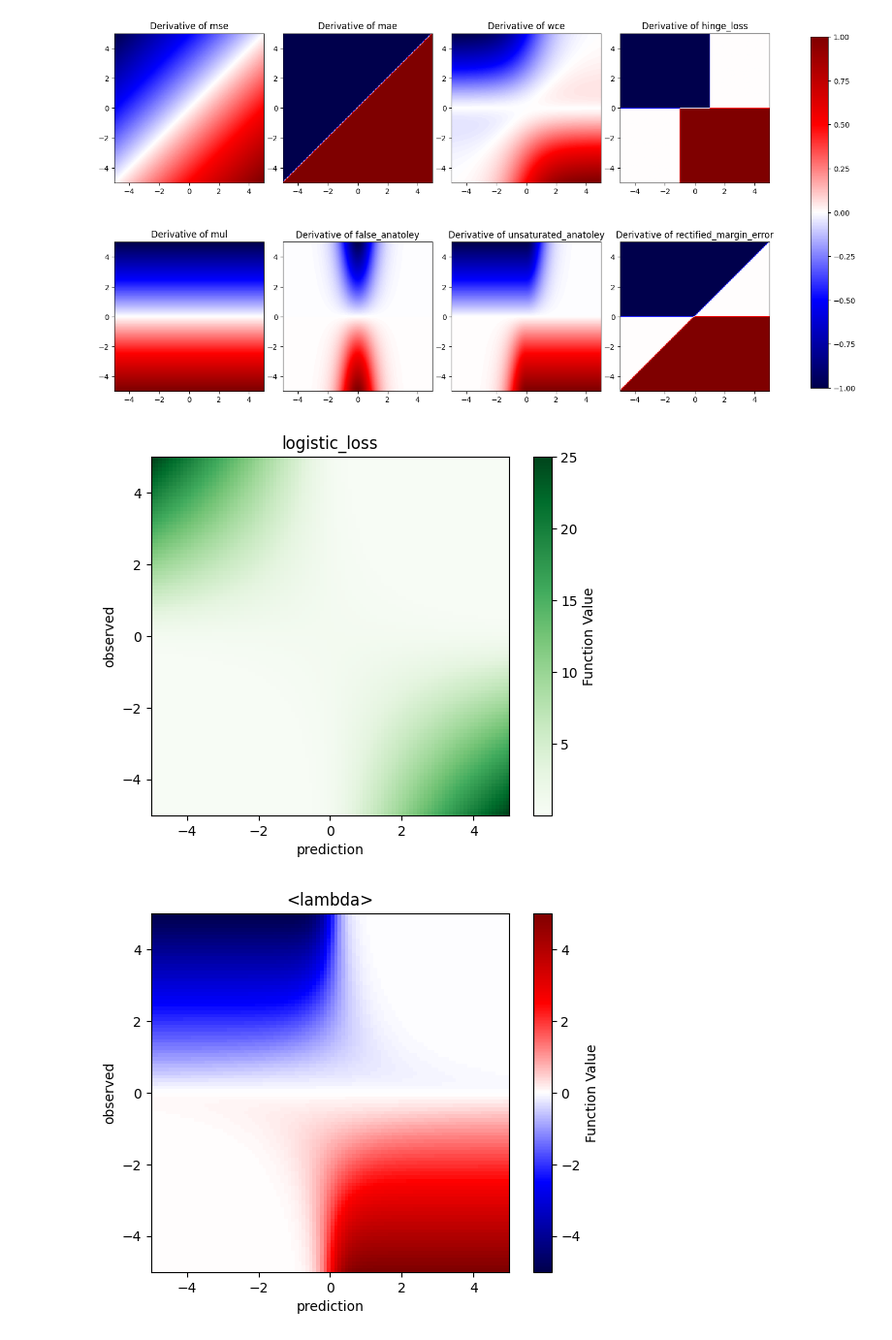
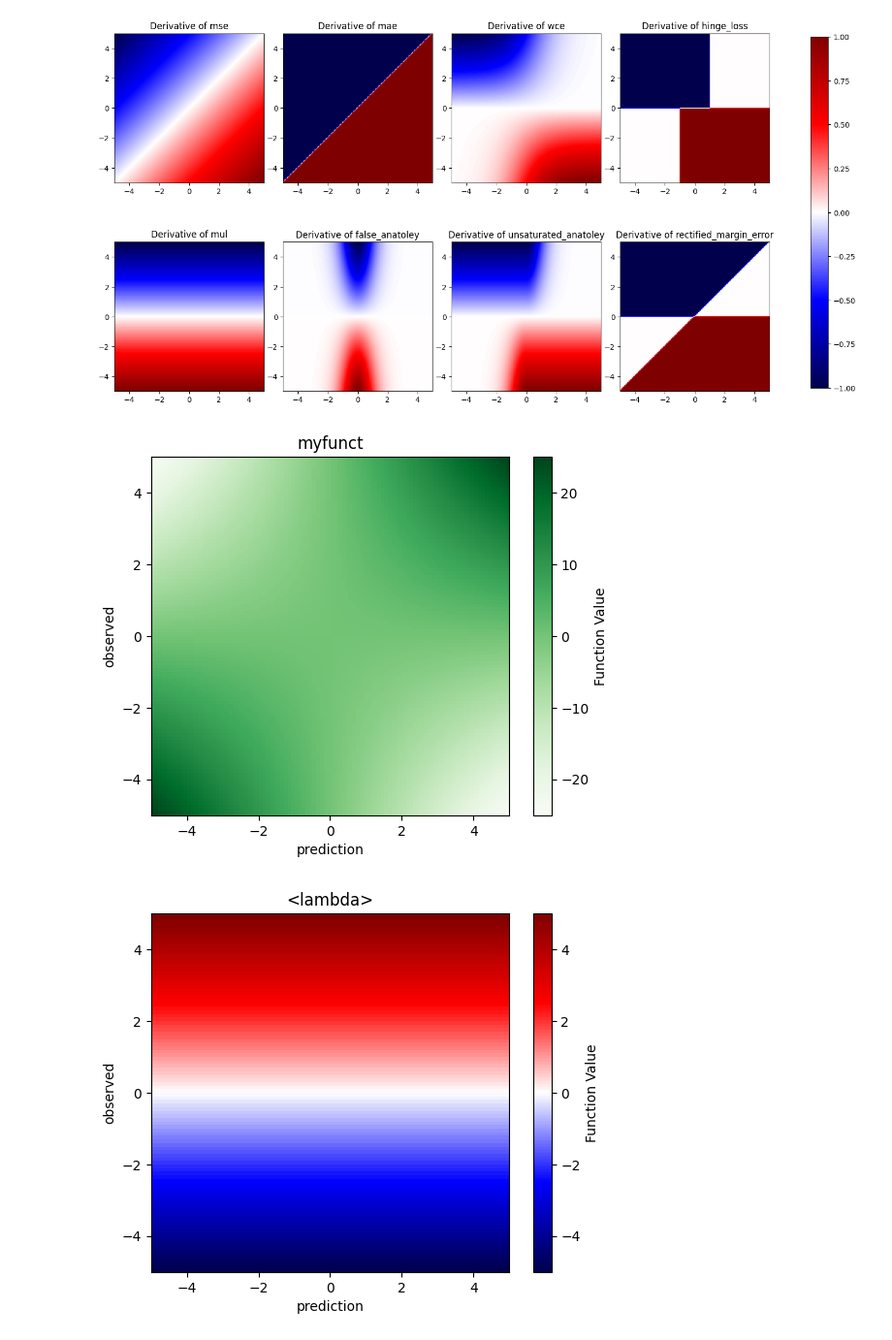
Before and after one commit to gamendez98/thesis-binance, a Jupyter notebook: loss_function_analysis.ipynb, the cells around one changed output. Shown at 97% size. Cells and saved outputs as stored; diff of their text form; code cells hidden in the pictures.

```diff
--- a/loss_function_analysis.ipynb
+++ b/loss_function_analysis.ipynb
@@ -133,12 +135,12 @@ plt.show()
 [figure]
 [figure]
 # %%
-def logistic_loss(prediction, observed):
-    return np.log(1 + np.exp(-observed * prediction))
+def myfunct(prediction, observed):
+    return np.sign(prediction * observed) * np.abs(observed) * np.abs(prediction)
 
 
-plot_function(logistic_loss, cmap='Greens')
-plot_function(d_f(logistic_loss), cmap='seismic')
+plot_function(myfunct, cmap='Greens')
+plot_function(d_f(myfunct), cmap='seismic')
 # %% [output]
-[figure, old version]
+[figure, new version]
-[figure, old version]
+[figure, new version]
```
Also changed, not shown: parts of 3 cells of this notebook, 11 other files.
